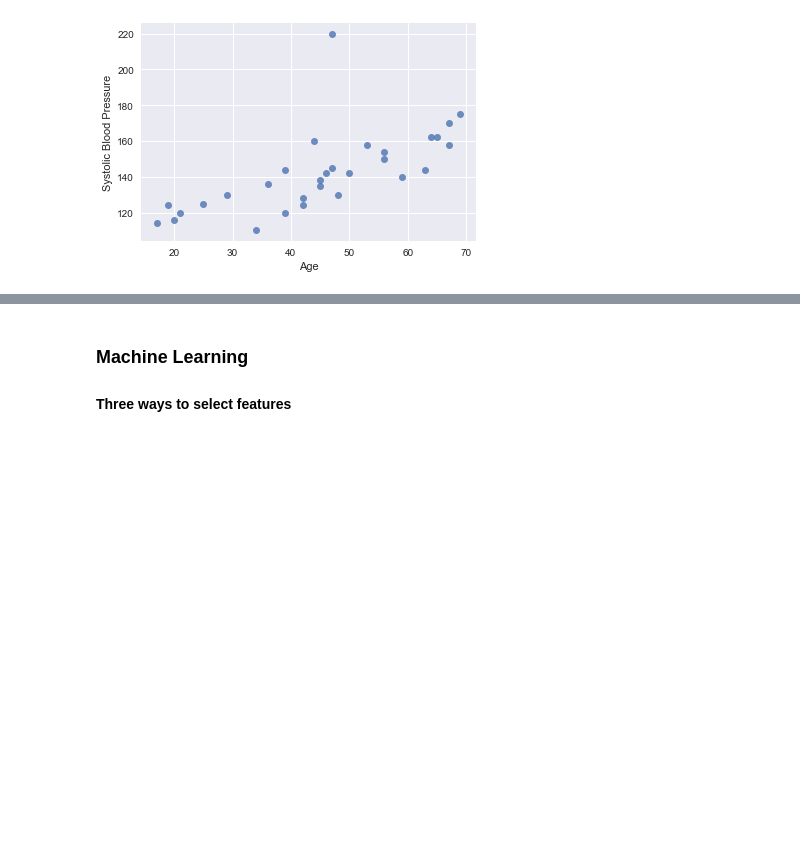
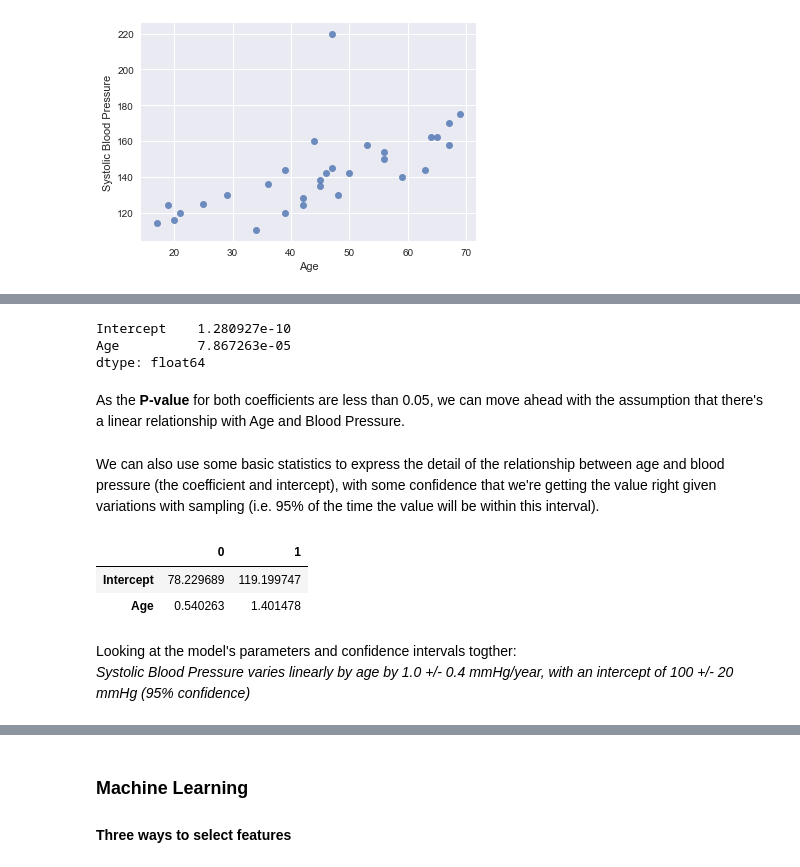
Before and after one commit to GeoffPidcock/DAT8SYD, a Jupyter notebook: homework/Homework2gpidc.ipynb, the cells around one changed output, grey strips where cells are left out. Drawn from its saved outputs; the diff is of its cells as text; code cells hidden in the pictures; blank space fills up the shorter version.

```diff
--- a/homework/Homework2gpidc.ipynb
+++ b/homework/Homework2gpidc.ipynb
@@ -88,0 +136,6 @@ Gradient = 10 blood pressure units/
+# %%
+Data = Age_BloodPressure
+Data.rename(columns={'Systolic Blood Pressure': 'Systolic_Blood_Pressure'}, inplace=True)
+import statsmodels.formula.api as smf
+lm = smf.ols(formula='Systolic_Blood_Pressure ~ Age', data=Data).fit()
+lm.params
@@ -88,0 +162,19 @@ Gradient = 10 blood pressure units/
+# %%
+lm.pvalues
+# %% [output]
+Intercept    1.280927e-10
+Age          7.867263e-05
+dtype: float64
+# %% [markdown]
+As the **P-value** for both coefficients are less than 0.05, we can move ahead with the assumption that there's a linear relationship with Age and Blood Pressure.
+# %% [markdown]
+We can also use some basic statistics to express the detail of the relationship between age and blood pressure (the coefficient and intercept), with some confidence that we're getting the value right given variations with sampling (i.e. 95% of the time the value will be within this interval).
+# %%
+lm.conf_int()
+# %% [output]
+|  | 0 | 1 |
+| Intercept | 78.229689 | 119.199747 |
+| Age | 0.540263 | 1.401478 |
+# %% [markdown]
+Looking at the model's parameters and confidence intervals togther: <br>
+*Systolic Blood Pressure varies linearly by age by 1.0 +/- 0.4 mmHg/year, with an intercept of 100 +/- 20 mmHg (95% confidence)*
```
Also changed, not shown: parts of 30 cells of this notebook, 9 other files.
